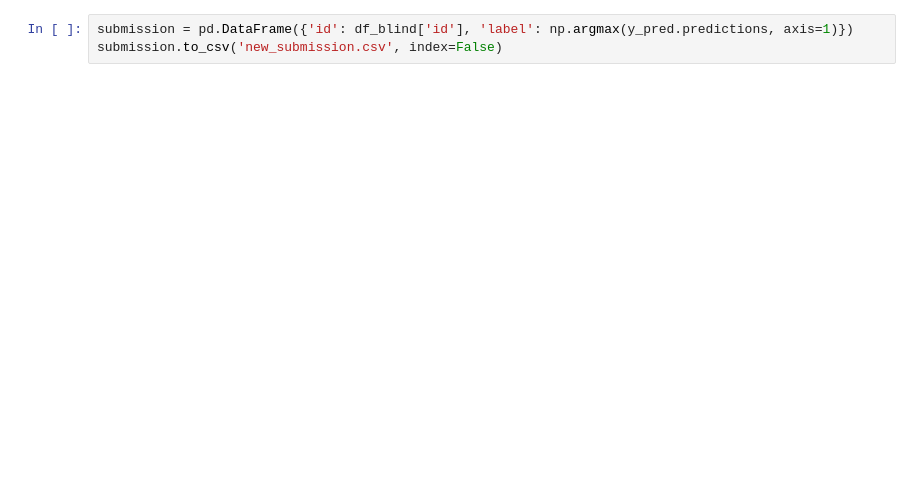
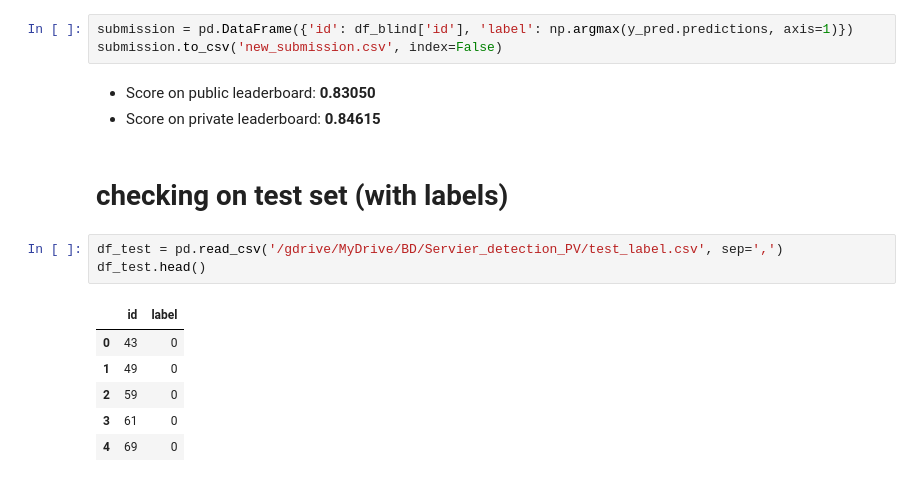
Before and after one commit to tdekelver-bd/Intro-to-DL-BD-2023, a Jupyter notebook: intro-dl-day2-3-Kaggle-PharmaCovigilance_hf_text_classification.ipynb, the cells around one changed output. Drawn from its saved outputs; the diff is of its cells as text; blank space fills up the shorter version.

```diff
--- a/intro-dl-day2-3-Kaggle-PharmaCovigilance_hf_text_classification.ipynb
+++ b/intro-dl-day2-3-Kaggle-PharmaCovigilance_hf_text_classification.ipynb
@@ -432,3 +406,18 @@ array([0, 1, 0, 1, 0])
 # %%
 submission = pd.DataFrame({'id': df_blind['id'], 'label': np.argmax(y_pred.predictions, axis=1)})
 submission.to_csv('new_submission.csv', index=False)
+# %% [markdown]
+- Score on public leaderboard: **0.83050**
+- Score on private leaderboard: **0.84615**
+# %% [markdown]
+# checking on test set (with labels)
+# %%
+df_test = pd.read_csv('/gdrive/MyDrive/BD/Servier_detection_PV/test_label.csv', sep=',')
+df_test.head()
+# %% [output]
+|  | id | label |
+| 0 | 43 | 0 |
+| 1 | 49 | 0 |
+| 2 | 59 | 0 |
+| 3 | 61 | 0 |
+| 4 | 69 | 0 |
```
Also changed, not shown: parts of 30 cells of this notebook.
